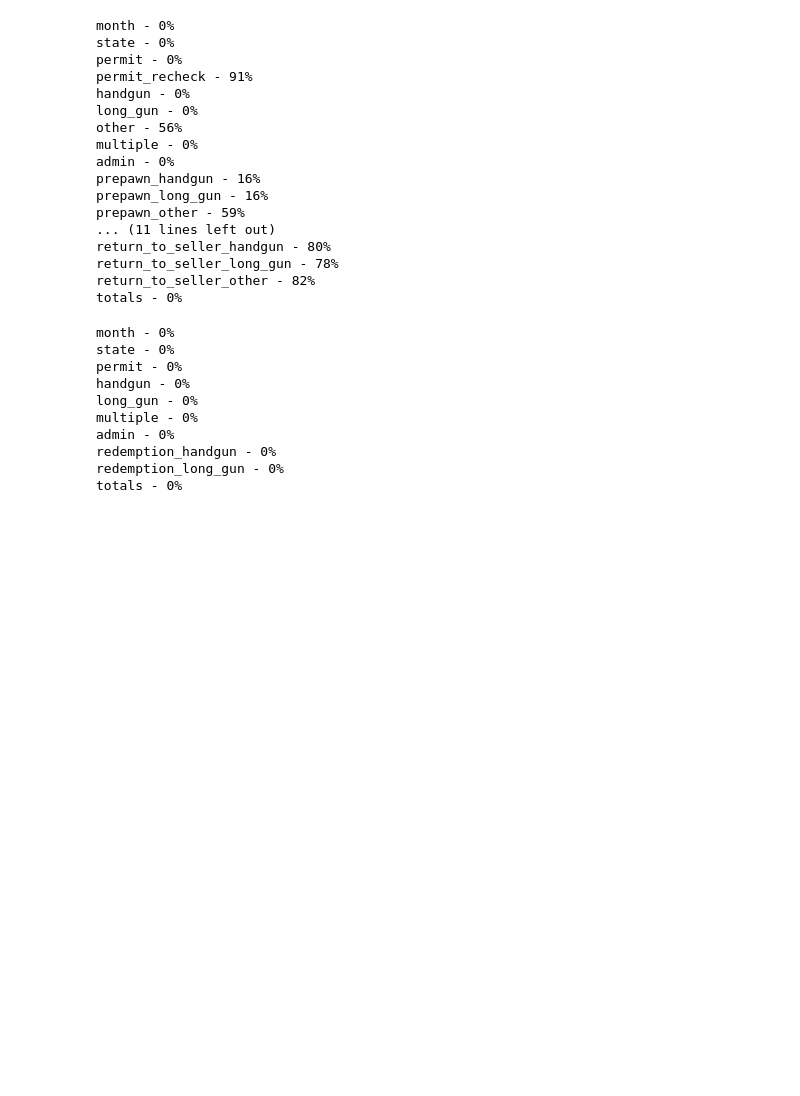
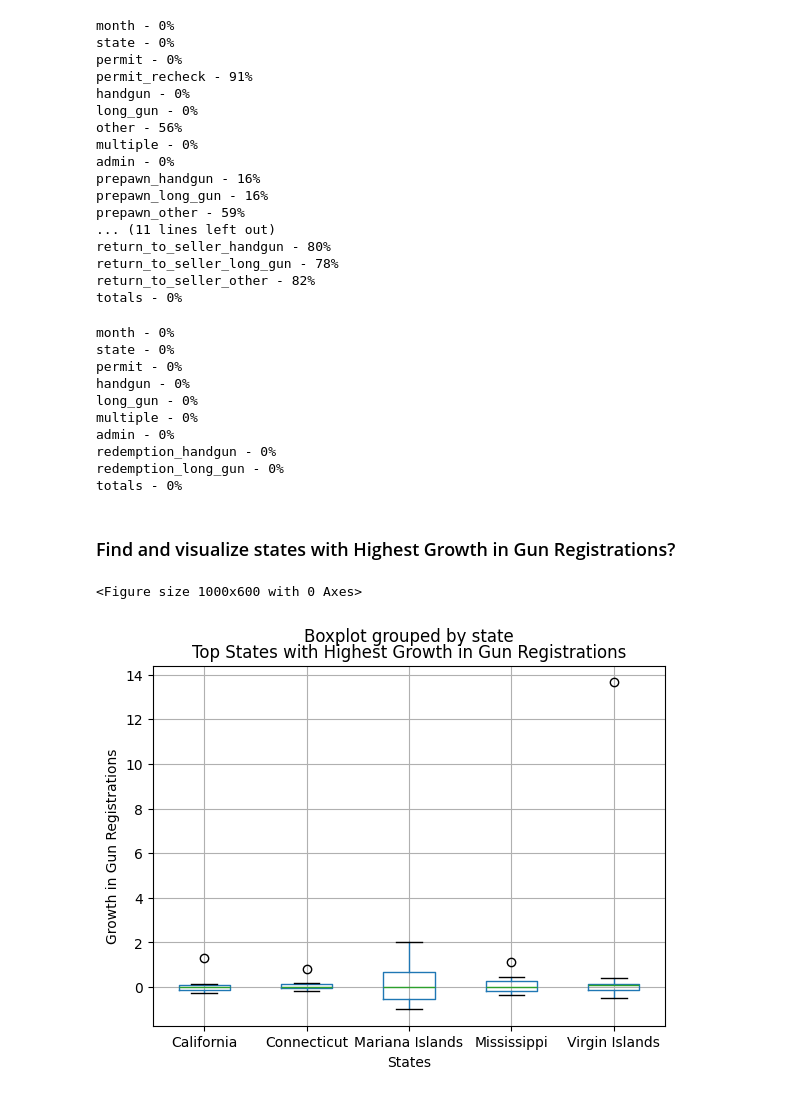
Before and after one commit to adgehTech/Movie_Analysis, a Jupyter notebook: others for bonus/gun_data_analysis.ipynb, the cells around one changed output. Saved outputs shown, nothing was run; the diff lists cells and outputs as text; code cells hidden in the pictures; blank space fills up the shorter version.

```diff
--- a/others for bonus/gun_data_analysis.ipynb
+++ b/others for bonus/gun_data_analysis.ipynb
@@ -104,3 +109,24 @@ admin - 0%
 redemption_handgun - 0%
 redemption_long_gun - 0%
 totals - 0%
+# %% [markdown]
+<a id='questionOne'></a>
+
+### Find and visualize states with Highest Growth in Gun Registrations?
+# %%
+# Calculate growth in gun registrations
+gun_data['growth_in_registrations'] = gun_data.groupby('state')['totals'].pct_change()
+
+# Identify states with the highest growth
+top_growth_states = gun_data.groupby('state')['growth_in_registrations'].mean().nlargest(5).index
+
+# Visualize the top states with the highest growth
+plt.figure(figsize=(10, 6))
+gun_data[gun_data['state'].isin(top_growth_states)].boxplot(column='growth_in_registrations', by='state')
+plt.title('Top States with Highest Growth in Gun Registrations')
+plt.xlabel('States')
+plt.ylabel('Growth in Gun Registrations')
+plt.show()
+# %% [output]
+<Figure size 1000x600 with 0 Axes>
+[figure, added]
```
Also changed, not shown: parts of 7 cells of this notebook, 3 other files.
